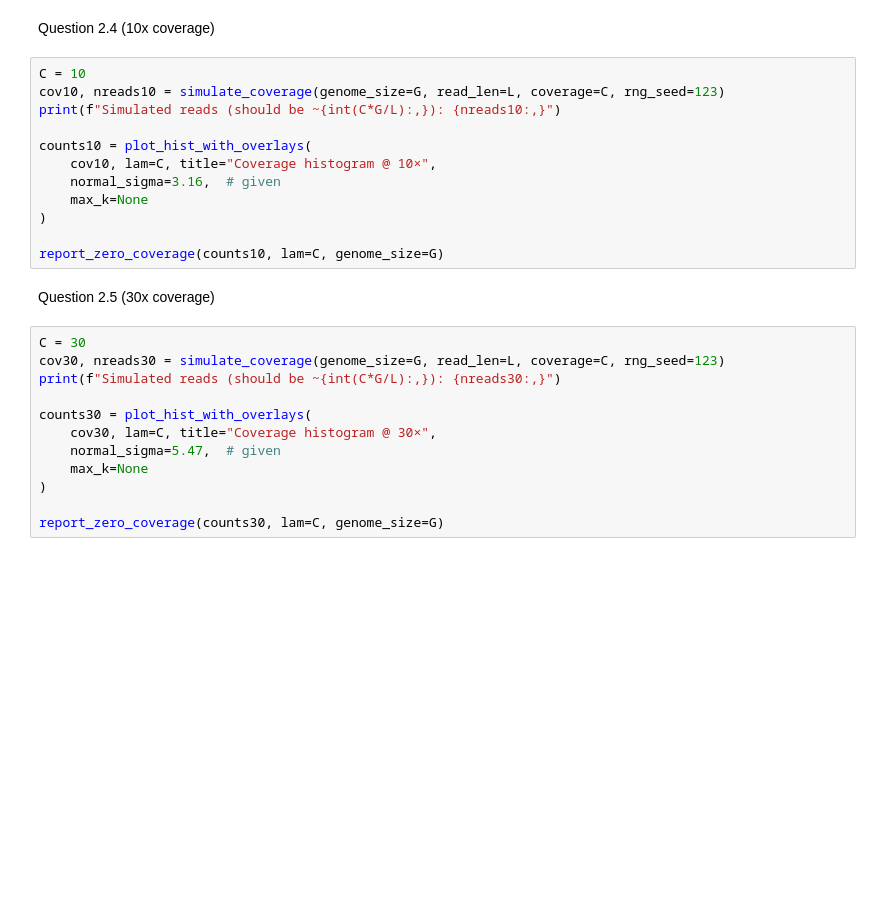
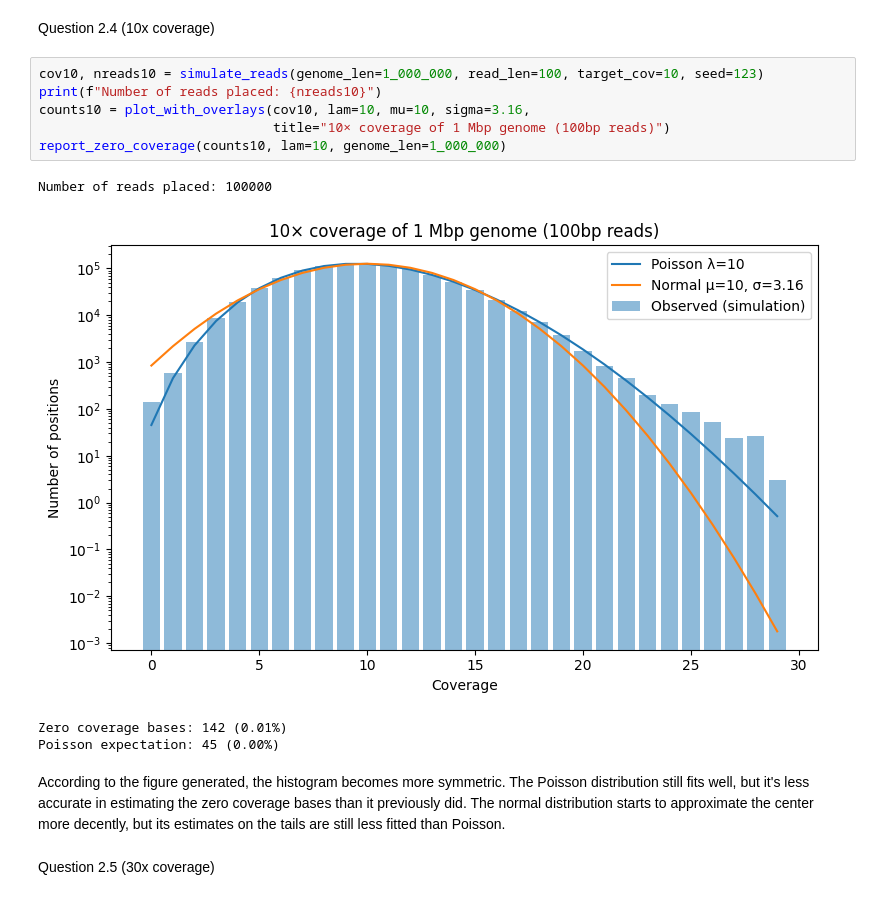
Before and after one commit to Cind-yC/comp-gen, a Jupyter notebook: hw1.ipynb, the cells around one changed output. Saved outputs shown, nothing was run; the diff lists cells and outputs as text; blank space fills up the shorter version.

```diff
--- a/hw1.ipynb
+++ b/hw1.ipynb
@@ -169,28 +148,17 @@ Question 2.3
 # %% [markdown]
 Question 2.4 (10x coverage)
-# %%
-C = 10
-cov10, nreads10 = simulate_coverage(genome_size=G, read_len=L, coverage=C, rng_seed=123)
-print(f"Simulated reads (should be ~{int(C*G/L):,}): {nreads10:,}")
-
-counts10 = plot_hist_with_overlays(
-    cov10, lam=C, title="Coverage histogram @ 10×",
-    normal_sigma=3.16,  # given
-    max_k=None
-)
-
-report_zero_coverage(counts10, lam=C, genome_size=G)
+# %%
+cov10, nreads10 = simulate_reads(genome_len=1_000_000, read_len=100, target_cov=10, seed=123)
+print(f"Number of reads placed: {nreads10}")
+counts10 = plot_with_overlays(cov10, lam=10, mu=10, sigma=3.16,
+                              title="10× coverage of 1 Mbp genome (100bp reads)")
+report_zero_coverage(counts10, lam=10, genome_len=1_000_000)
+# %% [output]
+Number of reads placed: 100000
+[figure, added]
+Zero coverage bases: 142 (0.01%)
+Poisson expectation: 45 (0.00%)
+# %% [markdown]
+According to the figure generated, the histogram becomes more symmetric. The Poisson distribution still fits well, but it's less accurate in estimating the zero coverage bases than it previously did. The normal distribution starts to approximate the center more decently, but its estimates on the tails are still less fitted than Poisson.
 # %% [markdown]
 Question 2.5 (30x coverage)
-# %%
-C = 30
-cov30, nreads30 = simulate_coverage(genome_size=G, read_len=L, coverage=C, rng_seed=123)
-print(f"Simulated reads (should be ~{int(C*G/L):,}): {nreads30:,}")
-
-counts30 = plot_hist_with_overlays(
-    cov30, lam=C, title="Coverage histogram @ 30×",
-    normal_sigma=5.47,  # given
-    max_k=None
-)
-
-report_zero_coverage(counts30, lam=C, genome_size=G)
```
Also changed, not shown: parts of 7 cells of this notebook.
